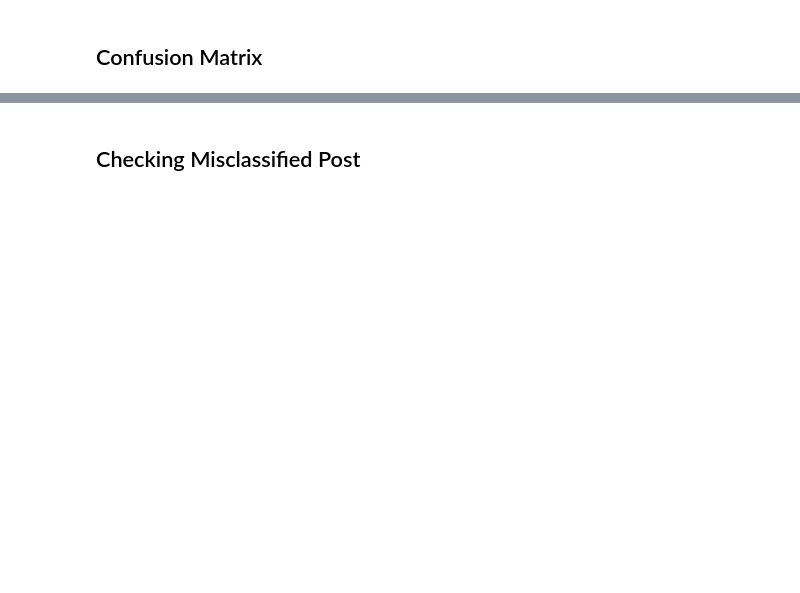
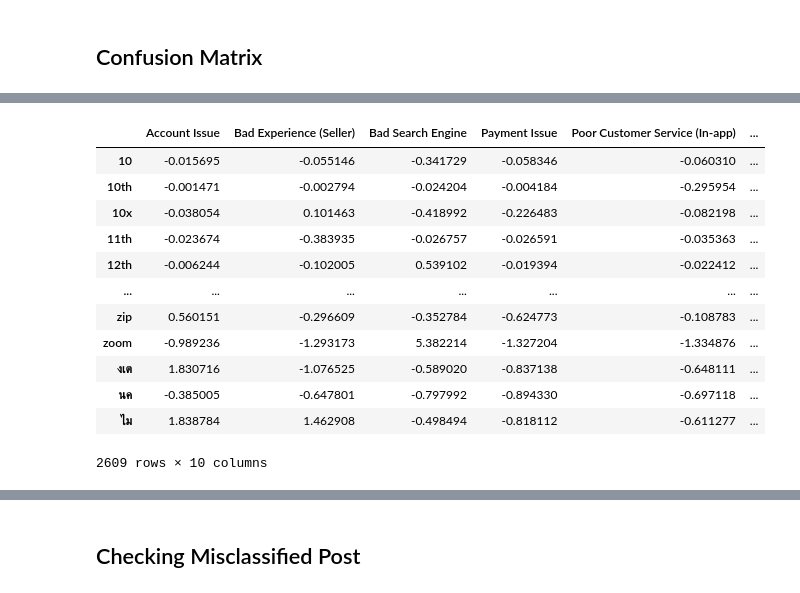
Before and after one commit to SimYiSY/App_Reviews_NLP, a Jupyter notebook: code/5. App Review_Modeling_Part_2.ipynb, the cells around one changed output, grey strips where cells are left out. Drawn from its saved outputs; the diff is of its cells as text; code cells hidden in the pictures; blank space fills up the shorter version.

```diff
--- a/code/5. App Review_Modeling_Part_2.ipynb
+++ b/code/5. App Review_Modeling_Part_2.ipynb
@@ -713,0 +729,20 @@ plot_confusion_matrix(gs_tfid_lr, X_test, y_test, ax = ax, cmap='Oranges', xtick
+# %%
+best_model_coef = pd.DataFrame(data = gs_tfid_lr.best_estimator_.named_steps['lr'].coef_,
+                               index = gs_tfid_lr.best_estimator_.named_steps['lr'].classes_,
+                               columns = gs_tfid_lr.best_estimator_.named_steps['tfid'].get_feature_names()).T
+
+best_model_coef
+# %% [output]
+|  | Account Issue | Bad Experience (Seller) | Bad Search Engine | Payment Issue | Poor Customer Service (In-app) | ... |
+| 10 | -0.015695 | -0.055146 | -0.341729 | -0.058346 | -0.060310 | ... |
+| 10th | -0.001471 | -0.002794 | -0.024204 | -0.004184 | -0.295954 | ... |
+| 10x | -0.038054 | 0.101463 | -0.418992 | -0.226483 | -0.082198 | ... |
+| 11th | -0.023674 | -0.383935 | -0.026757 | -0.026591 | -0.035363 | ... |
+| 12th | -0.006244 | -0.102005 | 0.539102 | -0.019394 | -0.022412 | ... |
+| ... | ... | ... | ... | ... | ... | ... |
+| zip | 0.560151 | -0.296609 | -0.352784 | -0.624773 | -0.108783 | ... |
+| zoom | -0.989236 | -1.293173 | 5.382214 | -1.327204 | -1.334876 | ... |
+| งเต | 1.830716 | -1.076525 | -0.589020 | -0.837138 | -0.648111 | ... |
+| นค | -0.385005 | -0.647801 | -0.797992 | -0.894330 | -0.697118 | ... |
+| ไม | 1.838784 | 1.462908 | -0.498494 | -0.818112 | -0.611277 | ... |
+2609 rows × 10 columns
```
Also changed, not shown: parts of 24 cells of this notebook, 6 other files.
